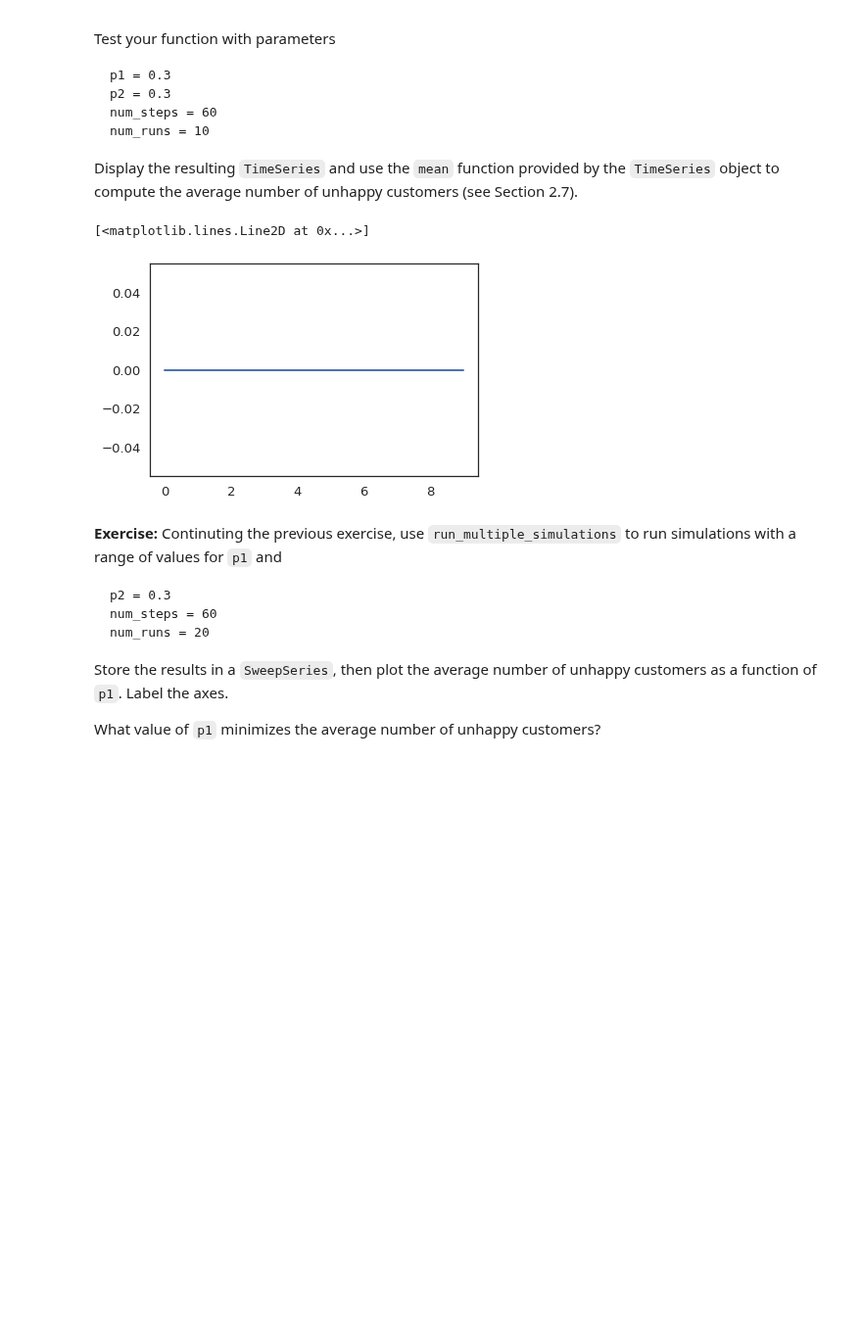
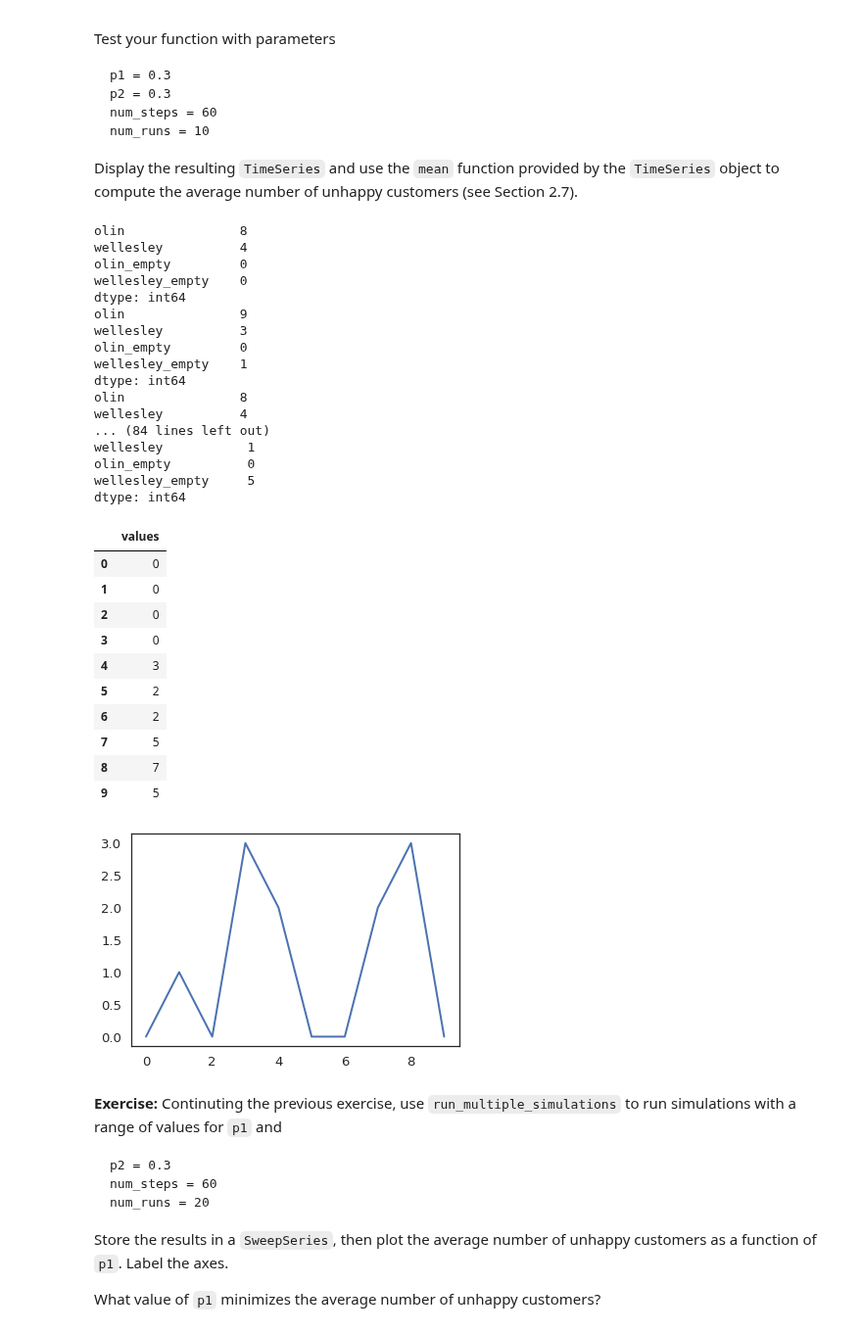
Before and after one commit to ferrysany/ModSimPy, a Jupyter notebook: colab/chap04.ipynb, the cells around one changed output. Shown at 98% size. Saved outputs shown, nothing was run; the diff lists cells and outputs as text; code cells hidden in the pictures; blank space fills up the shorter version.

```diff
--- a/colab/chap04.ipynb
+++ b/colab/chap04.ipynb
@@ -358,15 +358,44 @@ def run_multiple_simulations(p1, p2, num_steps, num_runs):
   results = TimeSeries()
   for i in range(num_runs):
     state = run_simulation(p1,p2,num_steps)
-    results[i] = state.olin_empty
+    print(state)
+    results[i] = state.wellesley_empty
 
   return results
 # %%
 
 plot(run_multiple_simulations(0.3,0.3,60,10), label='Olin')
+run_multiple_simulations(0.3,0.3,60,10)
 # %% [output]
-[<matplotlib.lines.Line2D at 0x...>]
+olin               8
+wellesley          4
+olin_empty         0
+wellesley_empty    0
+dtype: int64
+olin               9
+wellesley          3
+olin_empty         0
+wellesley_empty    1
+dtype: int64
+olin               8
+wellesley          4
+... (84 lines left out)
+wellesley           1
+olin_empty          0
+wellesley_empty     5
+dtype: int64
+|  | values |
+| 0 | 0 |
+| 1 | 0 |
+| 2 | 0 |
+| 3 | 0 |
+| 4 | 3 |
+| 5 | 2 |
+| 6 | 2 |
+| 7 | 5 |
+| 8 | 7 |
+| 9 | 5 |
-[figure, old version]
+[figure, new version]
 # %% [markdown]
 **Exercise:**  Continuting the previous exercise, use `run_multiple_simulations` to run simulations with a range of values for `p1` and
 
```
